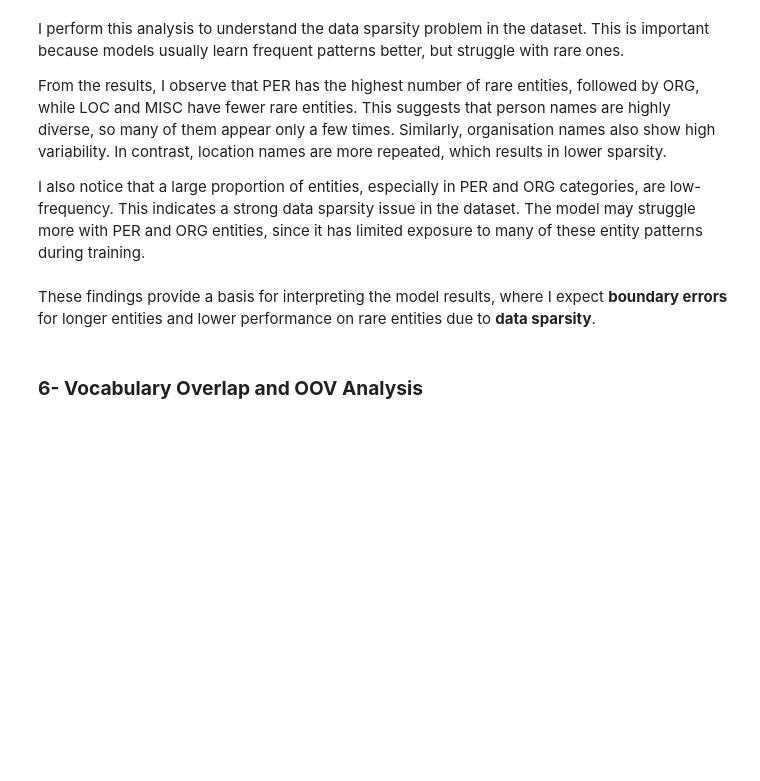
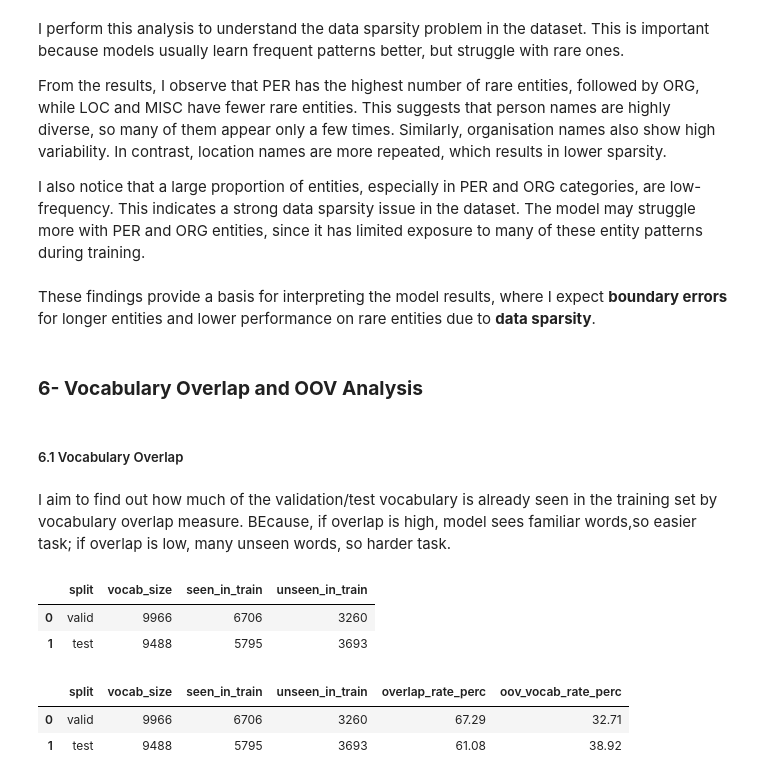
Before and after one commit to Efemirkan/ner-comparison-project, a Jupyter notebook: notebooks/00_data_exploration.ipynb, the cells around one changed output. Cells and saved outputs as stored; diff of their text form; code cells hidden in the pictures; blank space fills up the shorter version.

```diff
--- a/notebooks/00_data_exploration.ipynb
+++ b/notebooks/00_data_exploration.ipynb
@@ -630,3 +630,7 @@ The model may struggle more with PER and ORG entities, since it has limited expo
 These findings provide a basis for interpreting the model results, where I expect **boundary errors** for longer entities and lower performance on rare entities due to **data sparsity**.
 # %% [markdown]
 ### **6- Vocabulary Overlap and OOV Analysis**
+# %% [markdown]
+##### 6.1 Vocabulary Overlap
+# %% [markdown]
+I aim to find out how much of the validation/test vocabulary is already seen in the training set by vocabulary overlap measure. BEcause, if overlap is high, model sees familiar words,so easier task; if overlap is low, many unseen words, so harder task.
@@ -632,0 +644,22 @@ These findings provide a basis for interpreting the model results, where I expec
+# %%
+overlap_df = pd.DataFrame({
+                            'split': ['valid', 'test'],
+                            'vocab_size': [len(valid_vocab), len(test_vocab)],
+                            'seen_in_train': [len(valid_vocab & train_vocab), len(test_vocab & train_vocab)],
+                            'unseen_in_train': [len(valid_vocab - train_vocab), len(test_vocab - train_vocab)]
+                        })
+
+overlap_df
+# %% [output]
+|  | split | vocab_size | seen_in_train | unseen_in_train |
+| 0 | valid | 9966 | 6706 | 3260 |
+| 1 | test | 9488 | 5795 | 3693 |
+# %%
+# Add columns to find percentage of overlap and OOV
+overlap_df['overlap_rate_perc'] = (100 * overlap_df['seen_in_train'] / overlap_df['vocab_size']).round(2)
+overlap_df['oov_vocab_rate_perc'] = (100 * overlap_df['unseen_in_train'] / overlap_df['vocab_size']).round(2)
+overlap_df
+# %% [output]
+|  | split | vocab_size | seen_in_train | unseen_in_train | overlap_rate_perc | oov_vocab_rate_perc |
+| 0 | valid | 9966 | 6706 | 3260 | 67.29 | 32.71 |
+| 1 | test | 9488 | 5795 | 3693 | 61.08 | 38.92 |
```
Also changed, not shown: parts of 12 cells of this notebook, 1 other file.
